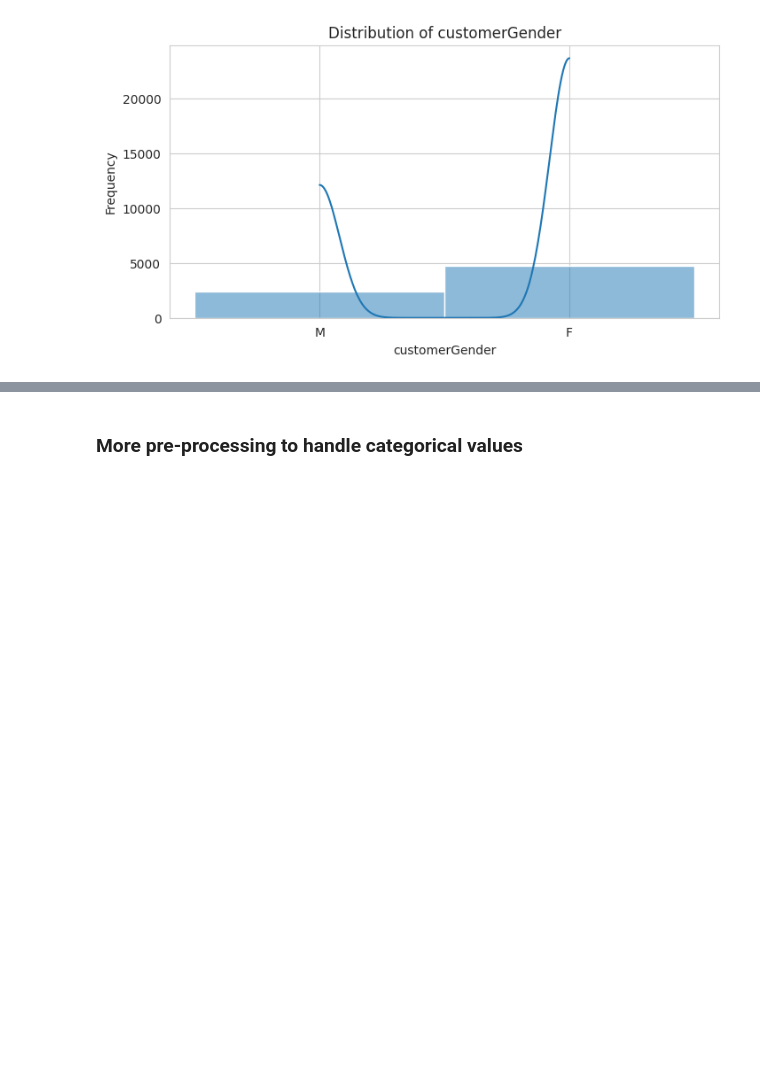
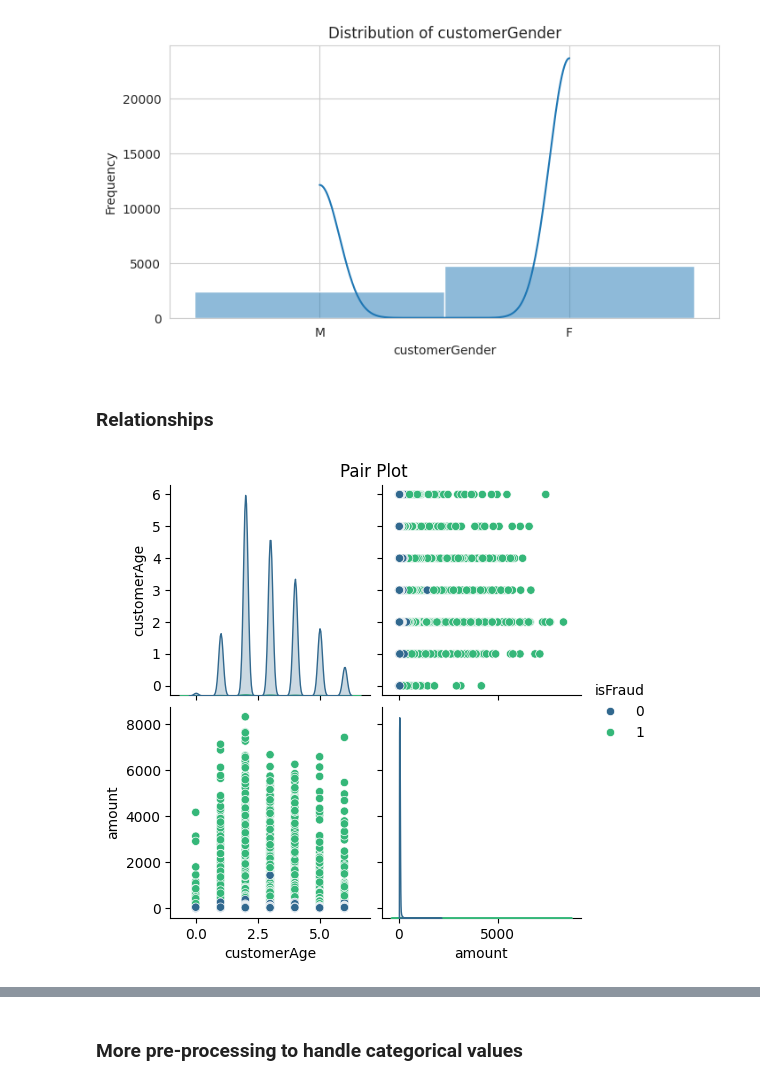
Before and after one commit to 21062872/fraud-detection-rag, a Jupyter notebook: code_files/main.ipynb, the cells around one changed output, grey strips where cells are left out. Saved outputs shown, nothing was run; the diff lists cells and outputs as text; code cells hidden in the pictures; blank space fills up the shorter version.

Commit message:
adding more plots, EDA and optimization of RF and NN models

```diff
--- a/code_files/main.ipynb
+++ b/code_files/main.ipynb
@@ -212,7 +205,7 @@ class CatergoricalEncoder:
         Encode the 'customerGender' column using label encoding.
 
         Parameters:
-        dataframe (pd.DataFrame): The DataFrame with the 'customerGender' column.
+        dataframe (pd.DataFrame)
 
         Returns:
         pd.DataFrame: The DataFrame with the label encoded 'customerGender' column,
@@ -233,7 +226,7 @@ class CatergoricalEncoder:
         Encode the 'merchantCategory' column using label encoding.
 
         Parameters:
-        dataframe (pd.DataFrame): The DataFrame with the 'merchantCategory' column.
+        dataframe (pd.DataFrame)
 
         Returns:
         pd.DataFrame: The DataFrame with the label encoded 'merchantCategory' column,
@@ -518,3 +525,35 @@ edaFraud.plot_customer_age_and_gender_distribution(df_fraud_trx, 'customerAge')
 edaFraud.plot_customer_age_and_gender_distribution(df_fraud_trx, 'customerGender')
 # %% [output]
 [figure]
+# %% [markdown]
+### Relationships
+# %%
+def plot_filtered_pairplot(df, num_vars, hue_column, palette='viridis', title='Pair Plot'):
+    """
+    Generate a pair plot for specified numerical variables in the DataFrame.
+
+    Returns:
+    None: Displays the pair plot.
+    """
+    # Convert customerAge to numeric, forcing errors to NaN and dropping them
+    df['customerAge'] = pd.to_numeric(df['customerAge'], errors='coerce')
+
+    # Ensure hue_column is categorical
+    if not pd.api.types.is_categorical_dtype(df[hue_column]):
+        df[hue_column] = df[hue_column].astype('category')
+
+    # Filter DataFrame to include only numerical variables and hue column
+    df_filtered = df[num_vars + [hue_column]].dropna()
+
+    # Create the pair plot
+    pair_plot = sns.pairplot(df_filtered, vars=num_vars, hue=hue_column, palette=palette)
+
+    # Set the title of the plot
+    pair_plot.fig.suptitle(title, y=1.02)
+
+    # Show the plot
+    plt.show()
+# %%
+plot_filtered_pairplot(df_processed, num_vars=['customerAge', 'amount'], hue_column='isFraud')
+# %% [output]
+[figure, added]
```
Also changed, not shown: parts of 24 cells of this notebook.
